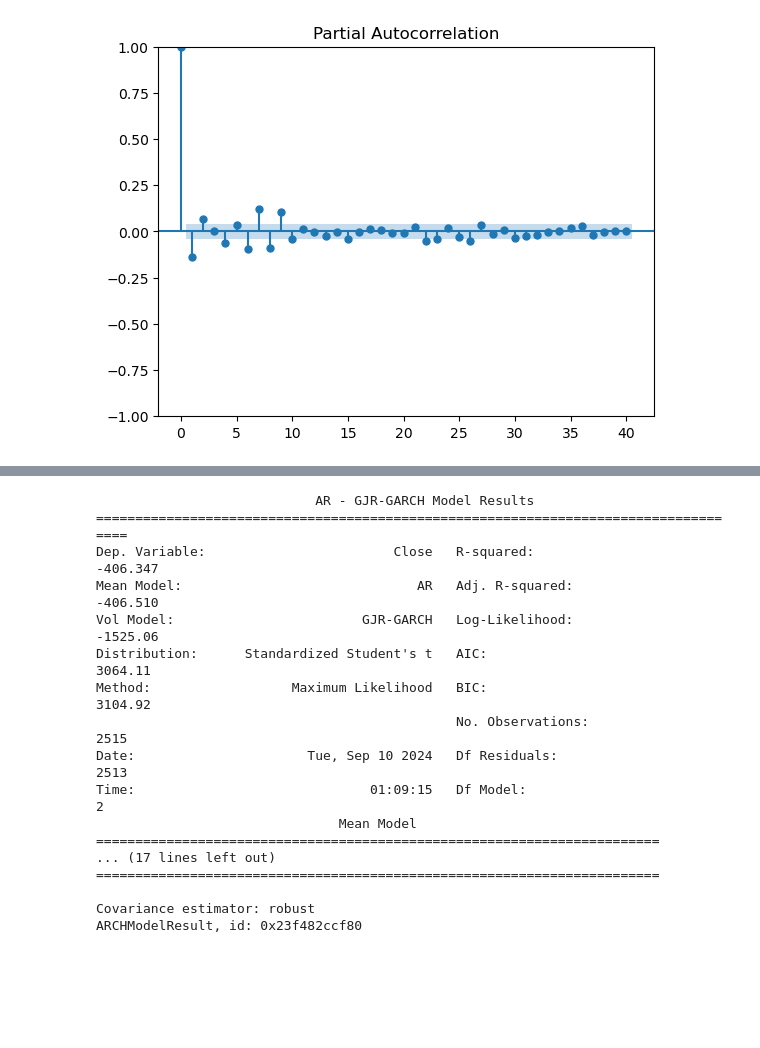
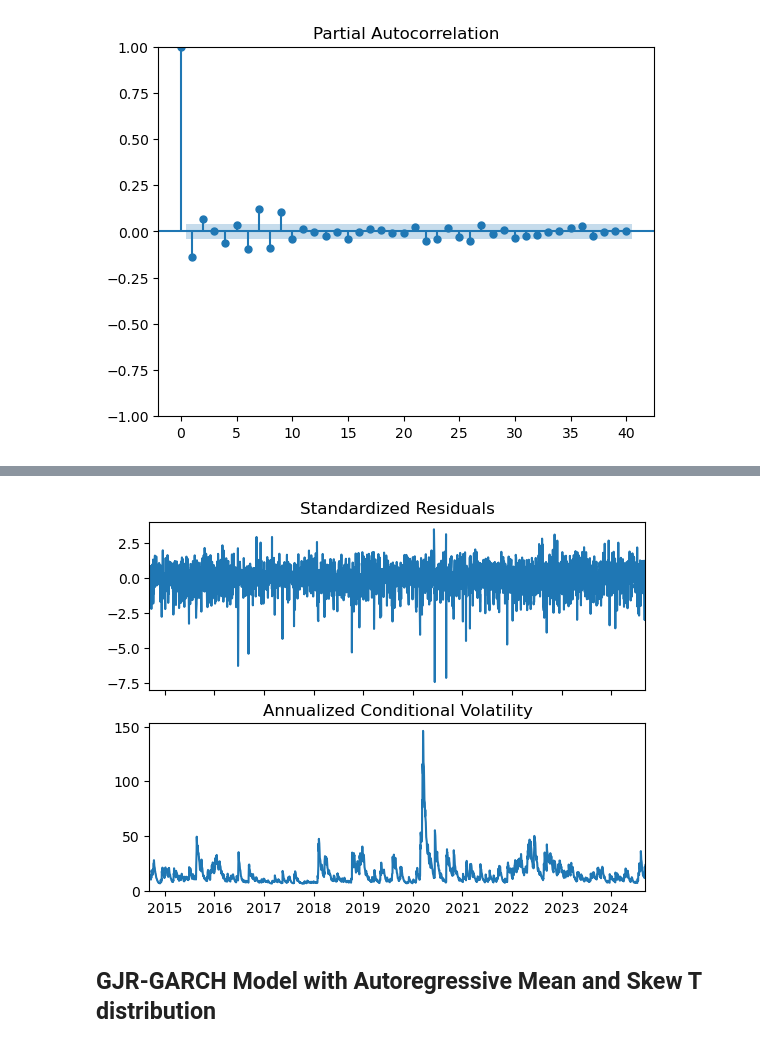
Before and after one commit to wicakson0/replicating-papers, a Jupyter notebook: QuantitativeFinance/Duan1995_TheGarchOptionPricingModel/Intro_to_Vol_Forecasting_with_Arch.ipynb, the cells around one changed output, grey strips where cells are left out. Saved outputs shown, nothing was run; the diff lists cells and outputs as text; code cells hidden in the pictures; blank space fills up the shorter version.

```diff
--- a/QuantitativeFinance/Duan1995_TheGarchOptionPricingModel/Intro_to_Vol_Forecasting_with_Arch.ipynb
+++ b/QuantitativeFinance/Duan1995_TheGarchOptionPricingModel/Intro_to_Vol_Forecasting_with_Arch.ipynb
@@ -197,20 +179,6 @@ fig = res.plot()
-# %%
-res
-# %% [output]
-                            AR - GJR-GARCH Model Results
-====================================================================================
-Dep. Variable:                        Close   R-squared:                    -406.347
-Mean Model:                              AR   Adj. R-squared:               -406.510
-Vol Model:                        GJR-GARCH   Log-Likelihood:               -1525.06
-Distribution:      Standardized Student's t   AIC:                           3064.11
-Method:                  Maximum Likelihood   BIC:                           3104.92
-                                              No. Observations:                 2515
-Date:                      Tue, Sep 10 2024   Df Residuals:                     2513
-Time:                              01:09:15   Df Model:                            2
-                               Mean Model
-========================================================================
-... (17 lines left out)
-========================================================================
-
-Covariance estimator: robust
-ARCHModelResult, id: 0x23f482ccf80
+# %%
+fig_gjr_studentT = res_gjr_studentT.plot(annualize="D")
+# %% [output]
+[figure, added]
+# %% [markdown]
+## GJR-GARCH Model with Autoregressive Mean and Skew T distribution
```
Also changed, not shown: parts of 58 cells of this notebook.
